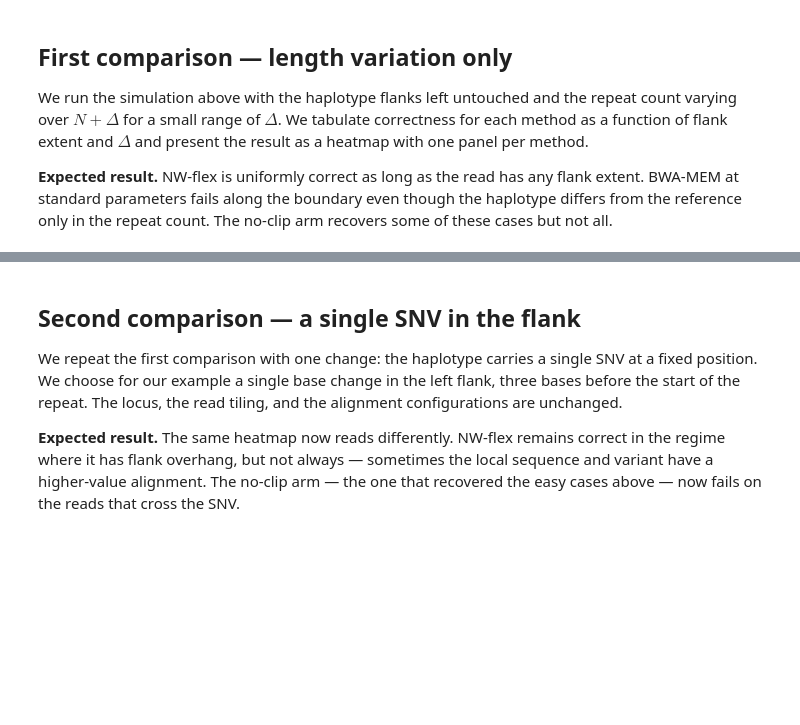
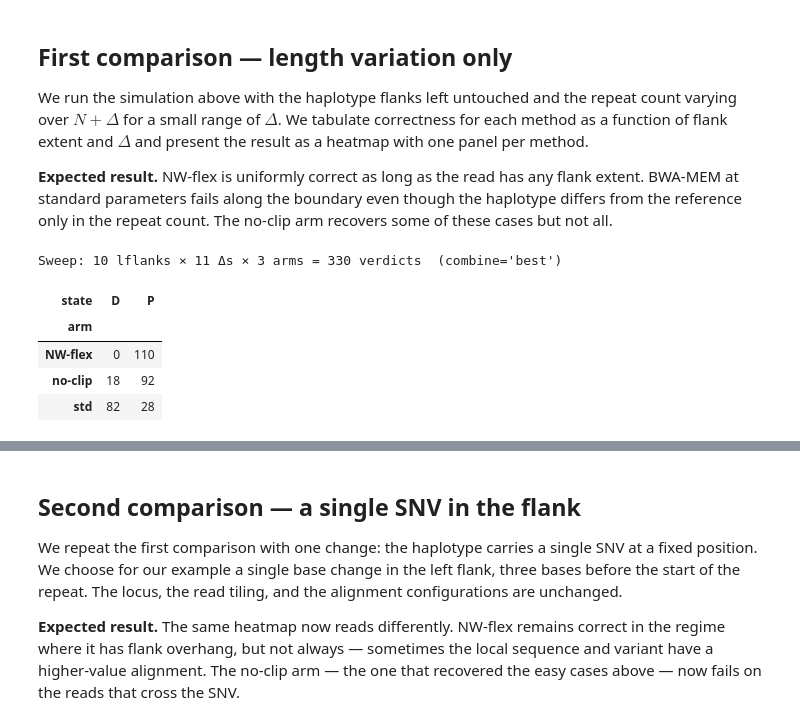
Before and after one commit to nwflex/nwflex, a Jupyter notebook: notebooks/07_NWflex_BWA_Comparison.ipynb, the cells around one changed output, grey strips where cells are left out. Cells and saved outputs as stored; diff of their text form; code cells hidden in the pictures; blank space fills up the shorter version.

```diff
--- a/notebooks/07_NWflex_BWA_Comparison.ipynb
+++ b/notebooks/07_NWflex_BWA_Comparison.ipynb
@@ -544,8 +617,4 @@ plot_layout_schematic(
 # %%
-from nwflex.simulation import (alignment_state, bwa_state_both_strands,
-                               bwa_truth_cigar, nwflex_truth_cigar,
-                               score_alignment, combine_states)
-
 LFLANK_EXTENTS = list(range(1, 11))     # y axis (high → top)
 DELTAS         = list(range(-5, 6))     # x axis
 
@@ -602,31 +671,38 @@ for delta in DELTAS:
         for arm, both in (("std", bwa_std[fi]), ("no-clip", bwa_nc[fi])):
             res = bwa_state_both_strands(
                 both, *bwa_zone, truth, ref_length, truth_nw_bwa,
                 r.sequence, locus.X, **sc_kw, combine=COMBINE,
             )
             rows.append({"delta": delta, "lflank": L, "arm": arm,
                          "state": res.state,
                          "fwd_state": res.fwd_state, "rc_state": res.rc_state})
 
         # NW-flex: classify each strand against its frame, then combine.
         hit_fwd = nwf_fwd[fi]
         hit_rc  = nwf_rc[fi]
         nw_fwd_state = alignment_state(
             hit_fwd["cigar"], hit_fwd["start_pos"], float(hit_fwd["score"]),
             truth_nw_nw, *nw_zone, truth, convention="nwflex",
         )
         nw_rc_state = alignment_state(
             hit_rc["cigar"], hit_rc["start_pos"], float(hit_rc["score"]),
             truth_nw_nw, *nw_rc_zone, truth, convention="nwflex",
         )
         nw_state = combine_states(nw_fwd_state, nw_rc_state, COMBINE)
         rows.append({"delta": delta, "lflank": L, "arm": "NW-flex",
                      "state": nw_state,
                      "fwd_state": nw_fwd_state, "rc_state": nw_rc_state})
         fi += 1
 
 val1_df = pd.DataFrame(rows)
 print(f"Sweep: {len(LFLANK_EXTENTS)} lflanks × {len(DELTAS)} Δs × 3 arms "
       f"= {len(val1_df)} verdicts  (combine={COMBINE!r})")
 val1_df.groupby("arm")["state"].value_counts().unstack(fill_value=0)
+# %% [output]
+Sweep: 10 lflanks × 11 Δs × 3 arms = 330 verdicts  (combine='best')
+| state | D | P |
+| arm |  |  |
+| NW-flex | 0 | 110 |
+| no-clip | 18 | 92 |
+| std | 82 | 28 |
 # %%
```
Also changed, not shown: parts of 31 cells of this notebook, 3 other files.
